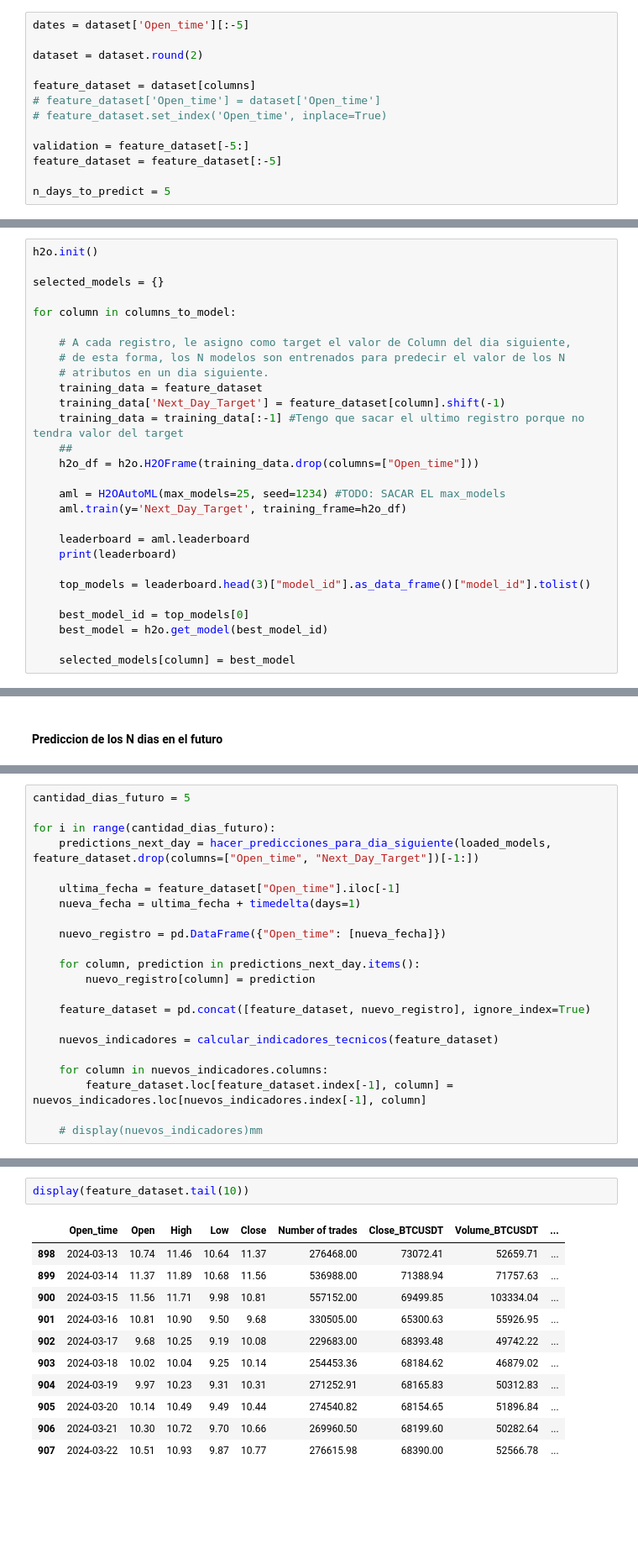
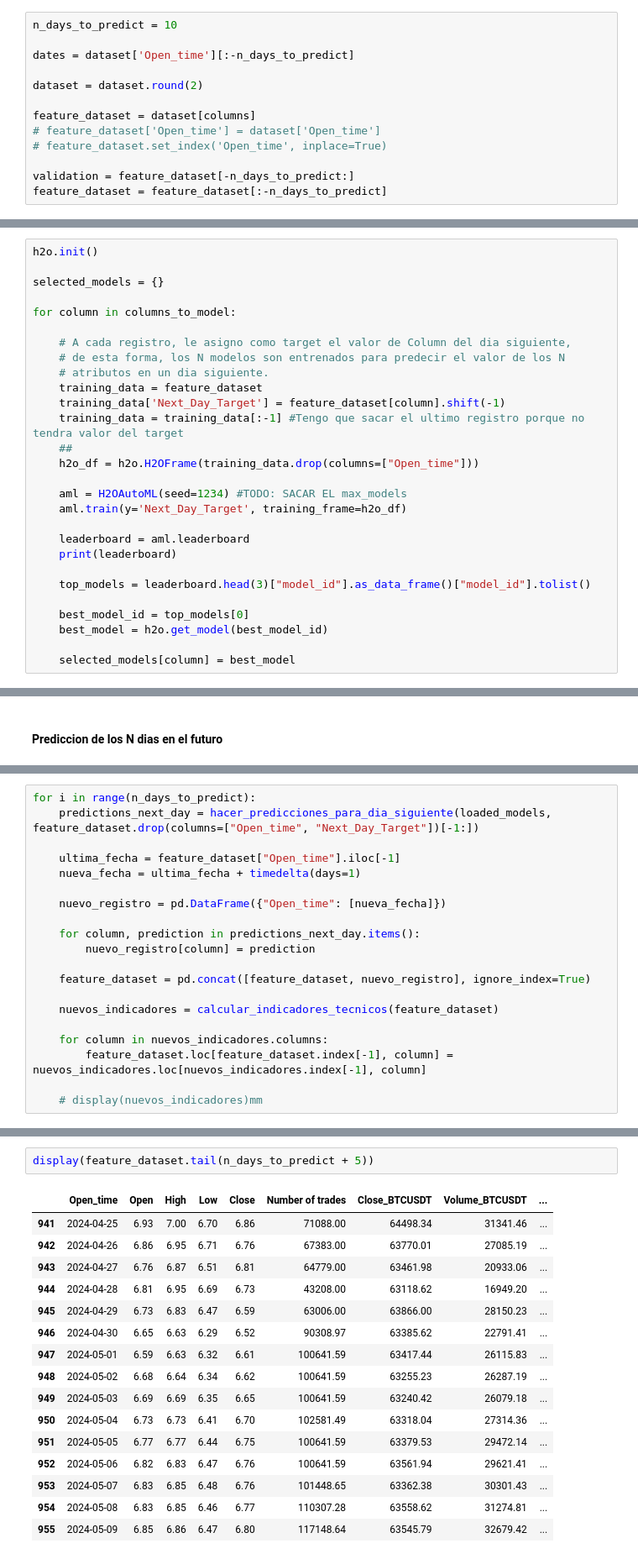
Before and after one commit to marianoMarchetta1/Tesis-2024, a Jupyter notebook: models/auto_ml_other_models.ipynb, the cells around one changed output, grey strips where cells are left out. Shown at 84% size. Drawn from its saved outputs; the diff is of its cells as text; blank space fills up the shorter version.

Commit message:
improve models

```diff
--- a/models/auto_ml_other_models.ipynb
+++ b/models/auto_ml_other_models.ipynb
@@ -96,7 +96,9 @@ display(dataset.head())
 | 3 | 2021-09-30 | 27.28 | 28.99 | 27.13 | 28.62 | 8201551.44 | 230622998.43 | 339737.00 | ... |
 | 4 | 2021-10-01 | 28.61 | 32.33 | 28.50 | 31.94 | 13176348.21 | 402700970.65 | 735059.00 | ... |
 # %%
-dates = dataset['Open_time'][:-5]
+n_days_to_predict = 10
+
+dates = dataset['Open_time'][:-n_days_to_predict]
 
 dataset = dataset.round(2)
 
@@ -104,10 +106,8 @@ feature_dataset = dataset[columns]
 # feature_dataset['Open_time'] = dataset['Open_time']
 # feature_dataset.set_index('Open_time', inplace=True)
 
-validation = feature_dataset[-5:]
-feature_dataset = feature_dataset[:-5]
-
-n_days_to_predict = 5
+validation = feature_dataset[-n_days_to_predict:]
+feature_dataset = feature_dataset[:-n_days_to_predict]
 # %%
 display(feature_dataset.head())
 print(feature_dataset.shape)
@@ -152,7 +152,7 @@ for column in columns_to_model:
     ##
     h2o_df = h2o.H2OFrame(training_data.drop(columns=["Open_time"]))
 
-    aml = H2OAutoML(max_models=25, seed=1234) #TODO: SACAR EL max_models
+    aml = H2OAutoML(seed=1234) #TODO: SACAR EL max_models
     aml.train(y='Next_Day_Target', training_frame=h2o_df)
 
     leaderboard = aml.leaderboard
@@ -349,9 +349,7 @@ def calcular_indicadores_tecnicos(historico_precio):
 
     return indicadores
 # %%
-cantidad_dias_futuro = 5
-
-for i in range(cantidad_dias_futuro):
+for i in range(n_days_to_predict):
     predictions_next_day = hacer_predicciones_para_dia_siguiente(loaded_models, feature_dataset.drop(columns=["Open_time", "Next_Day_Target"])[-1:])
 
     ultima_fecha = feature_dataset["Open_time"].iloc[-1]
@@ -391,15 +389,20 @@ gbm prediction progress: |██████████████████
 # %%
-display(feature_dataset.tail(10))
+display(feature_dataset.tail(n_days_to_predict + 5))
 # %% [output]
 |  | Open_time | Open | High | Low | Close | Number of trades | Close_BTCUSDT | Volume_BTCUSDT | ... |
-| 898 | 2024-03-13 | 10.74 | 11.46 | 10.64 | 11.37 | 276468.00 | 73072.41 | 52659.71 | ... |
-| 899 | 2024-03-14 | 11.37 | 11.89 | 10.68 | 11.56 | 536988.00 | 71388.94 | 71757.63 | ... |
-| 900 | 2024-03-15 | 11.56 | 11.71 | 9.98 | 10.81 | 557152.00 | 69499.85 | 103334.04 | ... |
-| 901 | 2024-03-16 | 10.81 | 10.90 | 9.50 | 9.68 | 330505.00 | 65300.63 | 55926.95 | ... |
-| 902 | 2024-03-17 | 9.68 | 10.25 | 9.19 | 10.08 | 229683.00 | 68393.48 | 49742.22 | ... |
-| 903 | 2024-03-18 | 10.02 | 10.04 | 9.25 | 10.14 | 254453.36 | 68184.62 | 46879.02 | ... |
-| 904 | 2024-03-19 | 9.97 | 10.23 | 9.31 | 10.31 | 271252.91 | 68165.83 | 50312.83 | ... |
-| 905 | 2024-03-20 | 10.14 | 10.49 | 9.49 | 10.44 | 274540.82 | 68154.65 | 51896.84 | ... |
-| 906 | 2024-03-21 | 10.30 | 10.72 | 9.70 | 10.66 | 269960.50 | 68199.60 | 50282.64 | ... |
-| 907 | 2024-03-22 | 10.51 | 10.93 | 9.87 | 10.77 | 276615.98 | 68390.00 | 52566.78 | ... |
+| 941 | 2024-04-25 | 6.93 | 7.00 | 6.70 | 6.86 | 71088.00 | 64498.34 | 31341.46 | ... |
+| 942 | 2024-04-26 | 6.86 | 6.95 | 6.71 | 6.76 | 67383.00 | 63770.01 | 27085.19 | ... |
+| 943 | 2024-04-27 | 6.76 | 6.87 | 6.51 | 6.81 | 64779.00 | 63461.98 | 20933.06 | ... |
+| 944 | 2024-04-28 | 6.81 | 6.95 | 6.69 | 6.73 | 43208.00 | 63118.62 | 16949.20 | ... |
+| 945 | 2024-04-29 | 6.73 | 6.83 | 6.47 | 6.59 | 63006.00 | 63866.00 | 28150.23 | ... |
+| 946 | 2024-04-30 | 6.65 | 6.63 | 6.29 | 6.52 | 90308.97 | 63385.62 | 22791.41 | ... |
+| 947 | 2024-05-01 | 6.59 | 6.63 | 6.32 | 6.61 | 100641.59 | 63417.44 | 26115.83 | ... |
+| 948 | 2024-05-02 | 6.68 | 6.64 | 6.34 | 6.62 | 100641.59 | 63255.23 | 26287.19 | ... |
+| 949 | 2024-05-03 | 6.69 | 6.69 | 6.35 | 6.65 | 100641.59 | 63240.42 | 26079.18 | ... |
+| 950 | 2024-05-04 | 6.73 | 6.73 | 6.41 | 6.70 | 102581.49 | 63318.04 | 27314.36 | ... |
+| 951 | 2024-05-05 | 6.77 | 6.77 | 6.44 | 6.75 | 100641.59 | 63379.53 | 29472.14 | ... |
+| 952 | 2024-05-06 | 6.82 | 6.83 | 6.47 | 6.76 | 100641.59 | 63561.94 | 29621.41 | ... |
+| 953 | 2024-05-07 | 6.83 | 6.85 | 6.48 | 6.76 | 101448.65 | 63362.38 | 30301.43 | ... |
+| 954 | 2024-05-08 | 6.83 | 6.85 | 6.46 | 6.77 | 110307.28 | 63558.62 | 31274.81 | ... |
+| 955 | 2024-05-09 | 6.85 | 6.86 | 6.47 | 6.80 | 117148.64 | 63545.79 | 32679.42 | ... |
 # %%
```
Also changed, not shown: parts of 7 cells of this notebook, 5 other files.
